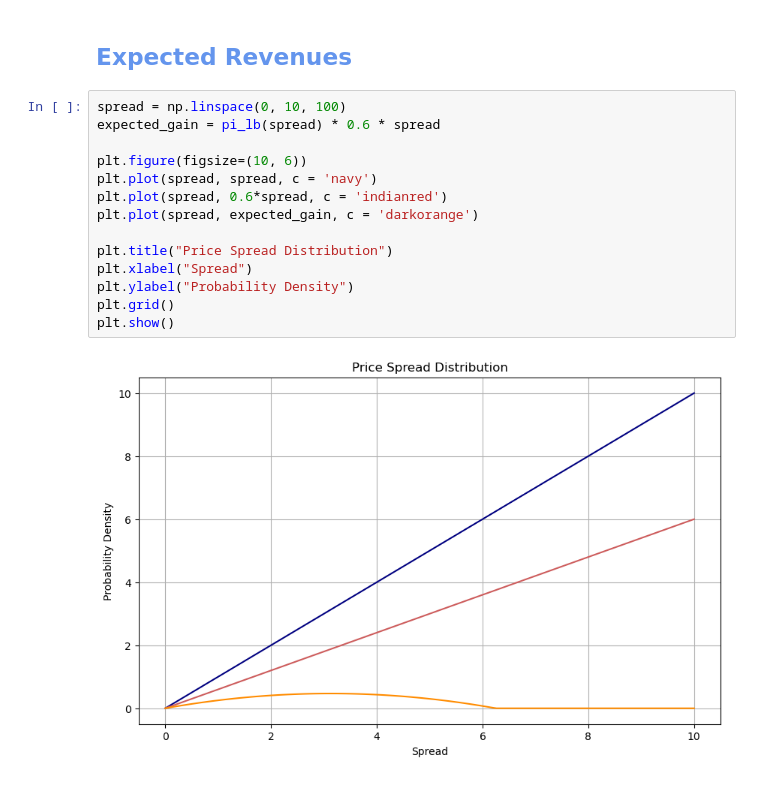
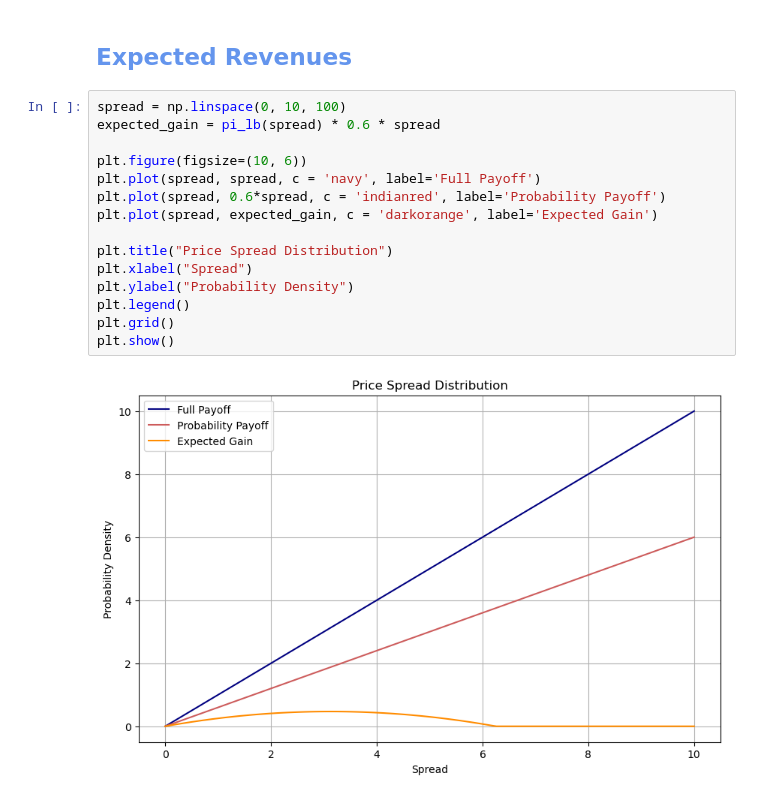
Before and after one commit to LuisMB09/Trading, a Jupyter notebook: Information_Based_Models.ipynb, the cells around one changed output. Drawn from its saved outputs; the diff is of its cells as text.

Commit message:
fixing graph

```diff
--- a/Information_Based_Models.ipynb
+++ b/Information_Based_Models.ipynb
@@ -41,16 +41,17 @@ plt.show()
 # %%
 spread = np.linspace(0, 10, 100)
 expected_gain = pi_lb(spread) * 0.6 * spread
 
 plt.figure(figsize=(10, 6))
-plt.plot(spread, spread, c = 'navy')
-plt.plot(spread, 0.6*spread, c = 'indianred')
-plt.plot(spread, expected_gain, c = 'darkorange')
+plt.plot(spread, spread, c = 'navy', label='Full Payoff')
+plt.plot(spread, 0.6*spread, c = 'indianred', label='Probability Payoff')
+plt.plot(spread, expected_gain, c = 'darkorange', label='Expected Gain')
 
 plt.title("Price Spread Distribution")
 plt.xlabel("Spread")
 plt.ylabel("Probability Density")
+plt.legend()
 plt.grid()
 plt.show()
 # %% [output]
-[figure, old version]
+[figure, new version]
```
